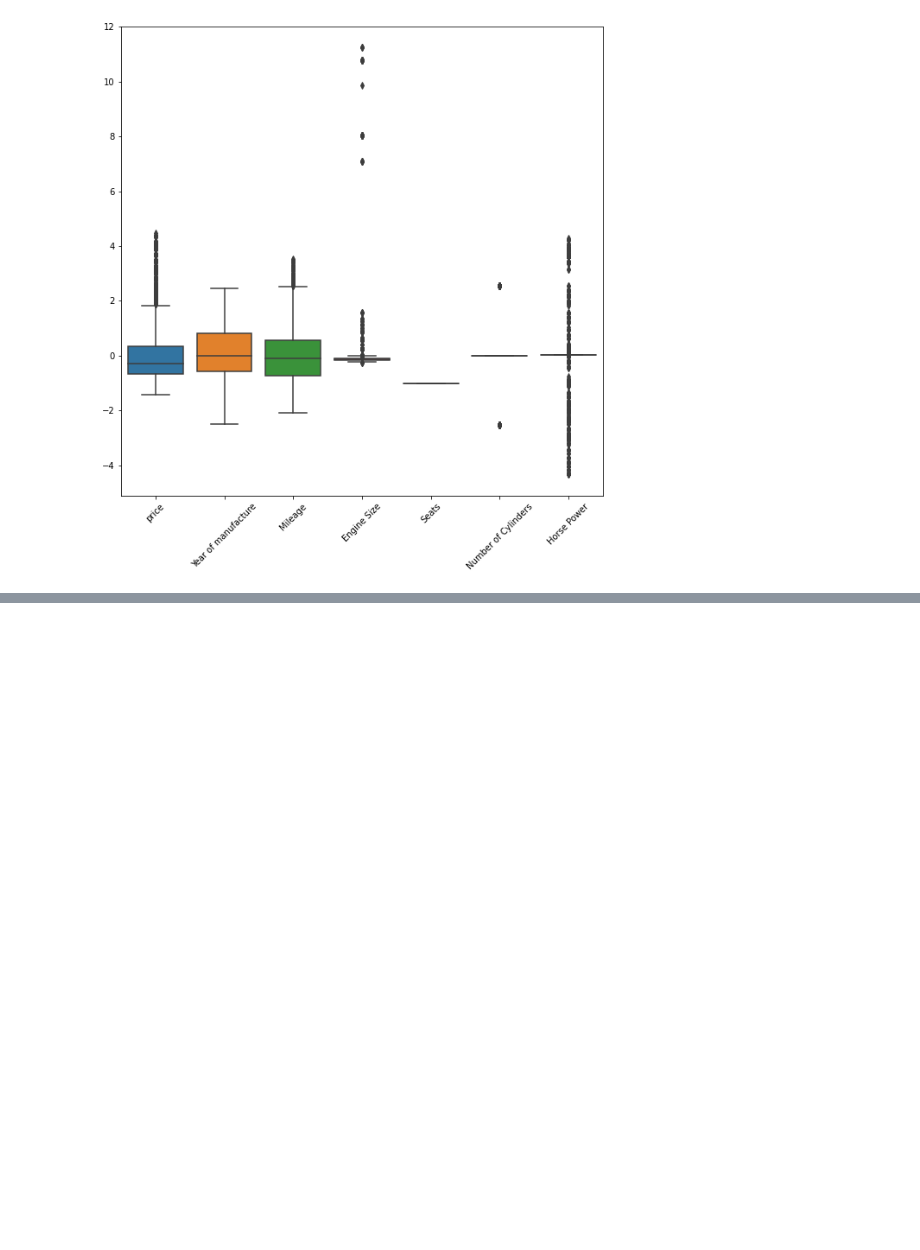
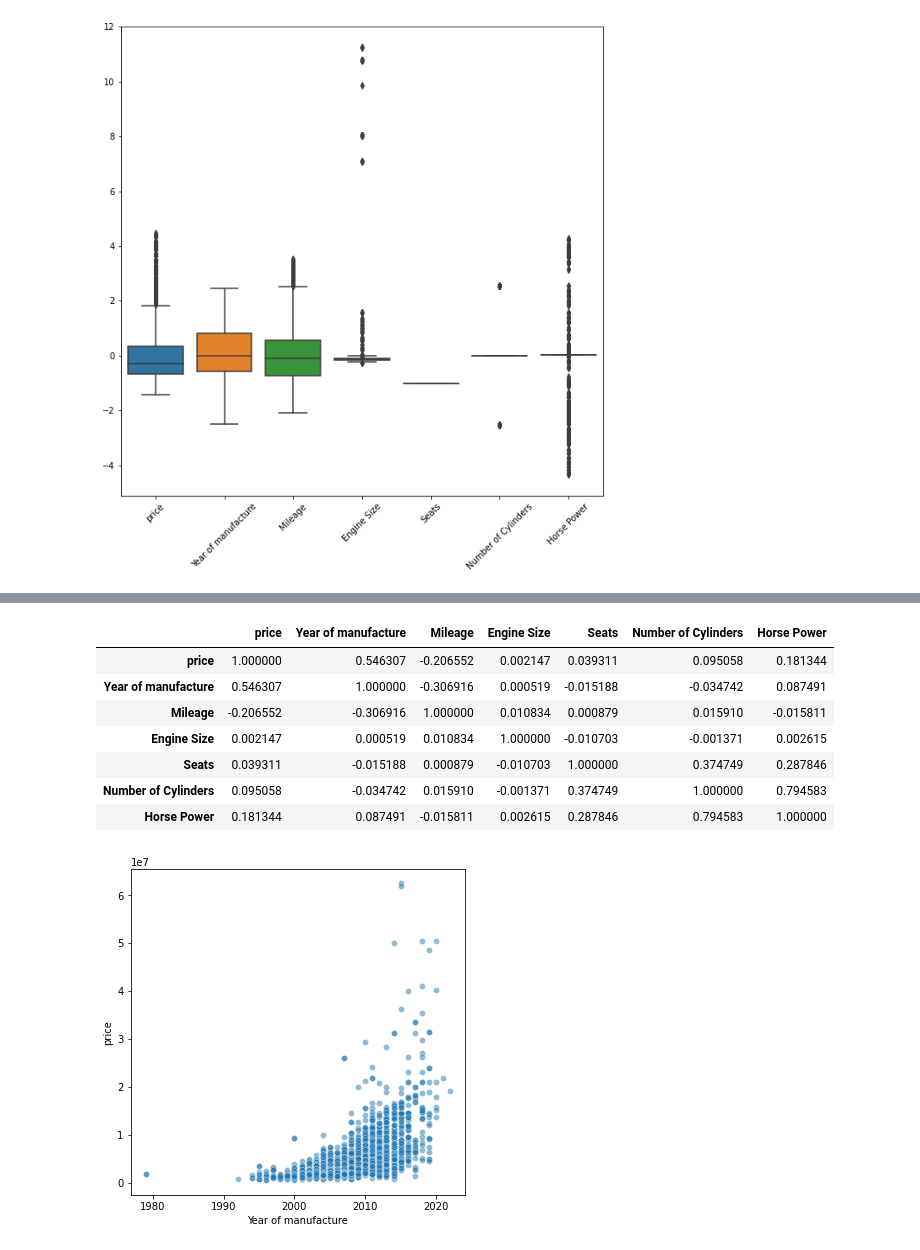
Before and after one commit to Waleed-Almutairi/ISE-291-Project, a Jupyter notebook: Code/VechicelCrashes.ipynb, the cells around one changed output, grey strips where cells are left out. Cells and saved outputs as stored; diff of their text form; code cells hidden in the pictures; blank space fills up the shorter version.

```diff
--- a/Code/VechicelCrashes.ipynb
+++ b/Code/VechicelCrashes.ipynb
@@ -187,0 +188,19 @@ Name: Registered city, dtype: object
+# %%
+display(df.corr())
+%matplotlib inline
+import matplotlib.pyplot as plt
+import seaborn as sns
+
+plt.figure(figsize =(6, 6))
+sns.scatterplot(x='Year of manufacture',y='price', alpha= 0.5, data=df)
+plt.show()
+# %% [output]
+|  | price | Year of manufacture | Mileage | Engine Size | Seats | Number of Cylinders | Horse Power |
+| price | 1.000000 | 0.546307 | -0.206552 | 0.002147 | 0.039311 | 0.095058 | 0.181344 |
+| Year of manufacture | 0.546307 | 1.000000 | -0.306916 | 0.000519 | -0.015188 | -0.034742 | 0.087491 |
+| Mileage | -0.206552 | -0.306916 | 1.000000 | 0.010834 | 0.000879 | 0.015910 | -0.015811 |
+| Engine Size | 0.002147 | 0.000519 | 0.010834 | 1.000000 | -0.010703 | -0.001371 | 0.002615 |
+| Seats | 0.039311 | -0.015188 | 0.000879 | -0.010703 | 1.000000 | 0.374749 | 0.287846 |
+| Number of Cylinders | 0.095058 | -0.034742 | 0.015910 | -0.001371 | 0.374749 | 1.000000 | 0.794583 |
+| Horse Power | 0.181344 | 0.087491 | -0.015811 | 0.002615 | 0.287846 | 0.794583 | 1.000000 |
+[figure, added]
```
Also changed, not shown: parts of 1 cell of this notebook.
